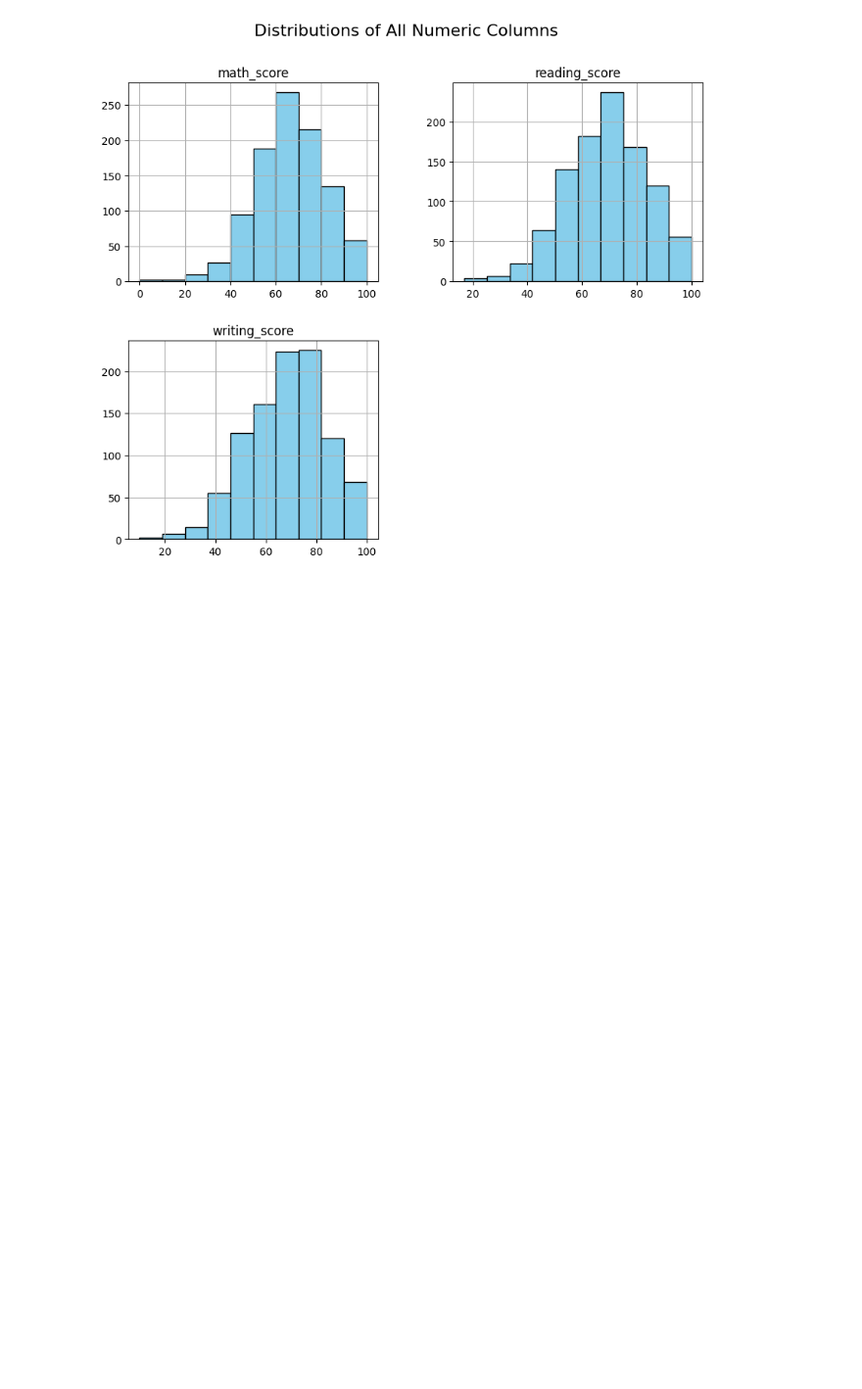
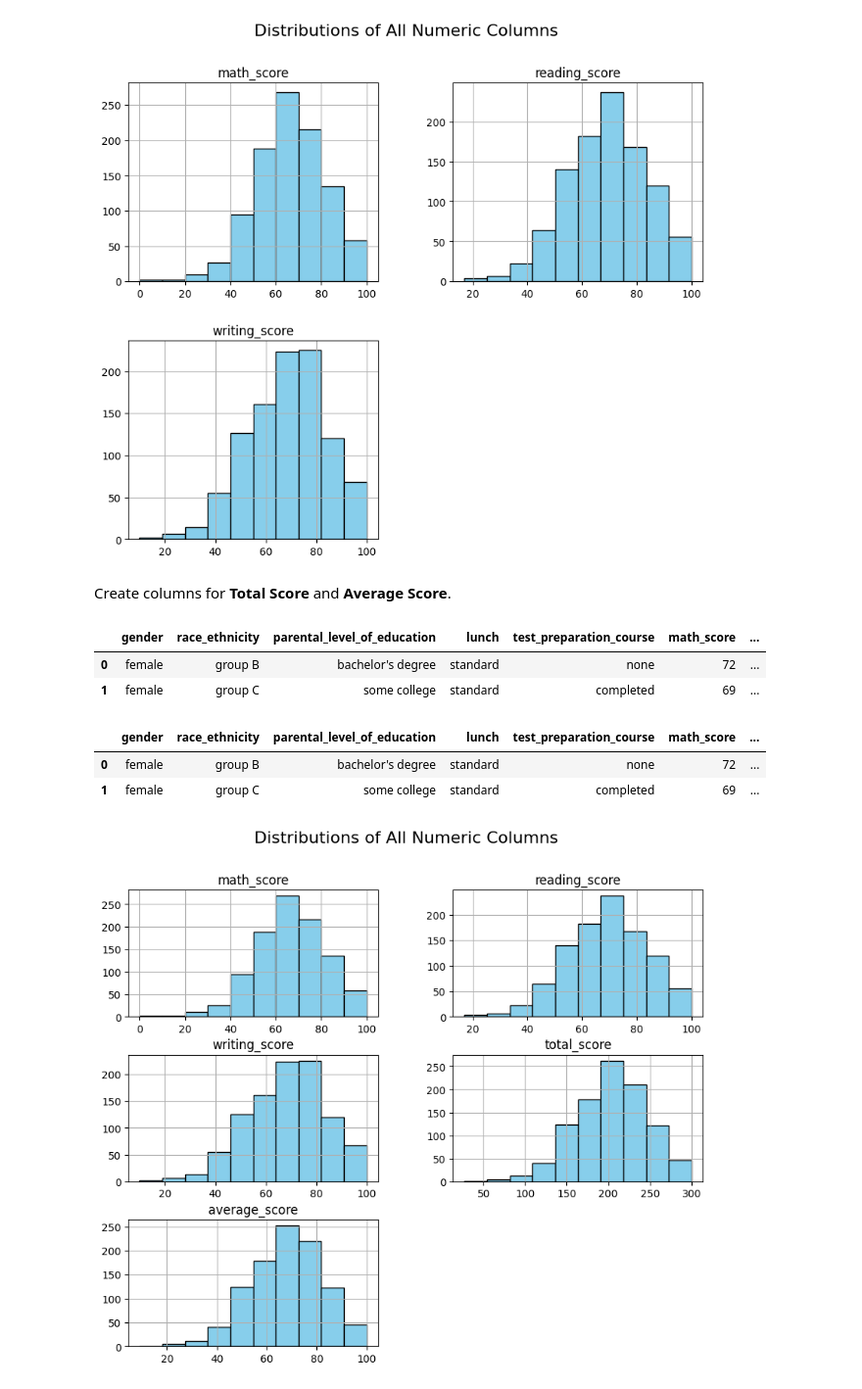
Before and after one commit to aditya0589/mlearningproject, a Jupyter notebook: notebook/EDA.ipynb, the cells around one changed output. Shown: that part at 98% size. Drawn from its saved outputs; the diff is of its cells as text; code cells hidden in the pictures; blank space fills up the shorter version.

Commit message:
data EDA graphs 1

```diff
--- a/notebook/EDA.ipynb
+++ b/notebook/EDA.ipynb
@@ -88,3 +89,25 @@ plt.suptitle("Distributions of All Numeric Columns", fontsize=16)
 plt.show()
 # %% [output]
 [figure]
+# %% [markdown]
+Create columns for **Total Score** and **Average Score**.
+# %%
+dataset['total_score'] = dataset['math_score'] + dataset['reading_score'] + dataset['writing_score']
+dataset.head(2)
+# %% [output]
+|  | gender | race_ethnicity | parental_level_of_education | lunch | test_preparation_course | math_score | ... |
+| 0 | female | group B | bachelor's degree | standard | none | 72 | ... |
+| 1 | female | group C | some college | standard | completed | 69 | ... |
+# %%
+dataset['average_score'] = round(dataset['total_score'] / 3, 1)
+dataset.head(2)
+# %% [output]
+|  | gender | race_ethnicity | parental_level_of_education | lunch | test_preparation_course | math_score | ... |
+| 0 | female | group B | bachelor's degree | standard | none | 72 | ... |
+| 1 | female | group C | some college | standard | completed | 69 | ... |
+# %%
+dataset.hist(figsize=(10, 8), color='skyblue', edgecolor='black')
+plt.suptitle("Distributions of All Numeric Columns", fontsize=16)
+plt.show()
+# %% [output]
+[figure, added]
```
Also changed, not shown: parts of 7 cells of this notebook.
